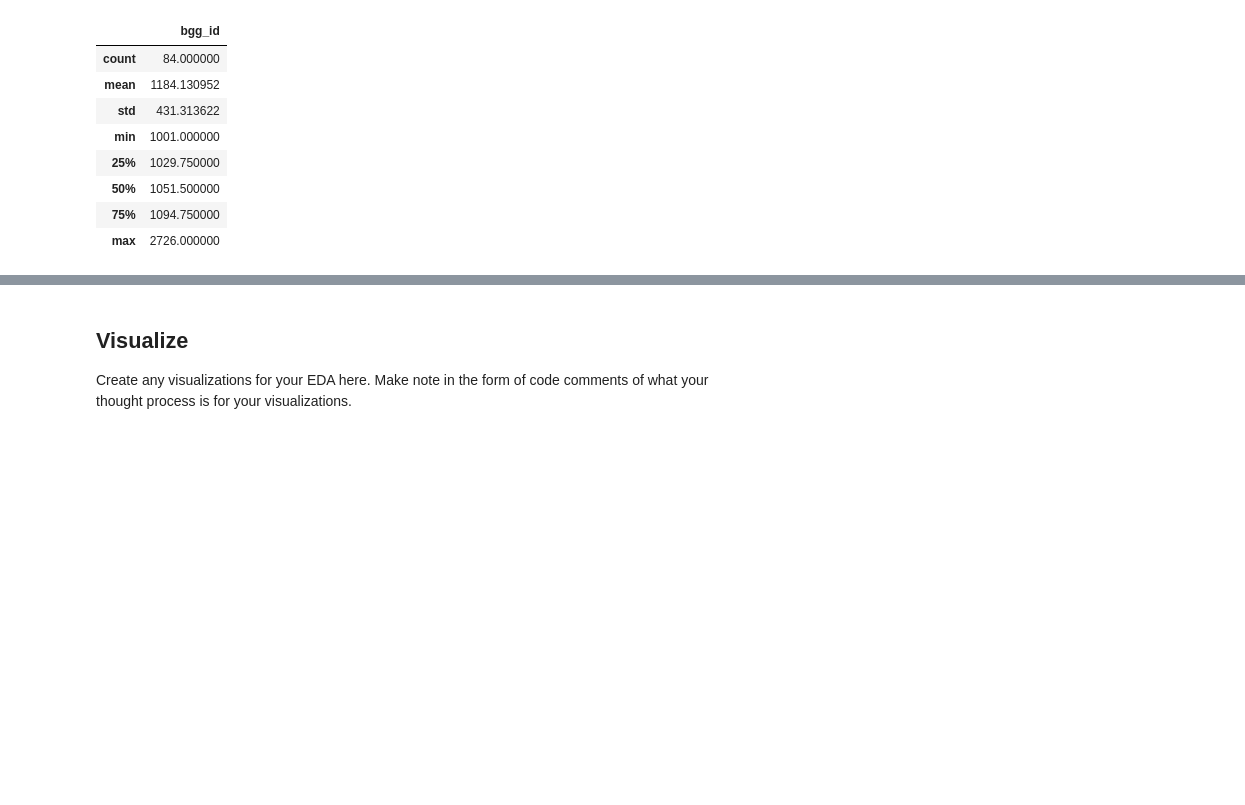
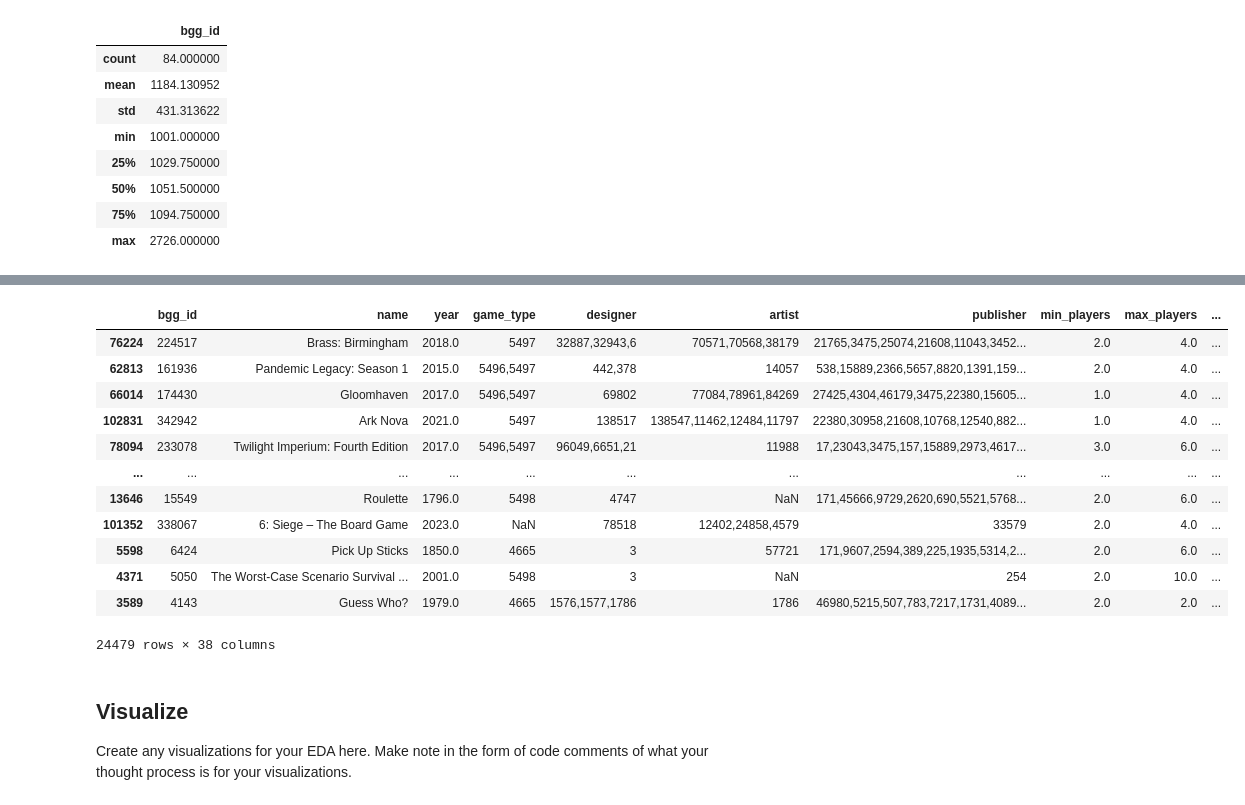
Before and after one commit to DataLore777/eda-checkpoint, a Jupyter notebook: checkpoint-two.ipynb, the cells around one changed output, grey strips where cells are left out. Drawn from its saved outputs; the diff is of its cells as text; code cells hidden in the pictures; blank space fills up the shorter version.

```diff
--- a/checkpoint-two.ipynb
+++ b/checkpoint-two.ipynb
@@ -106,3 +89,16 @@ display(df_theme.describe())
 | 50% | 1051.500000 |
 | 75% | 1094.750000 |
 | max | 2726.000000 |
+# %%
+# Now we will replace the values from the bgg_Category dataset with the values from the 'category' column. This will allow us to more easily parse the meaning of each category.
+
+theme_map = df_theme.set_index('bgg_id')['name'].to_dict()
+
+def map_id_to_theme(theme_ids):
+    if pd.isna(theme_ids):
+        return theme_ids
+    ids = theme_ids.split(',')
+    names = [theme_map.get(int(cat_id.strip()), 'Unknown') for cat_id in ids]
+    return names
+
+df['category'] = df['category'].apply(map_id_to_theme)
@@ -109,3 +123,23 @@ display(df_theme.describe())
+# %%
+# We'll also create a dataframe which filters the unranked games, so we can examine just the most impactful games.
+df_filtered = df[df['rank'].notna()]
+df_filtered = df_filtered.sort_values('rank', ascending=True)
+
+display(df_filtered)
+# %% [output]
+|  | bgg_id | name | year | game_type | designer | artist | publisher | min_players | max_players | ... |
+| 76224 | 224517 | Brass: Birmingham | 2018.0 | 5497 | 32887,32943,6 | 70571,70568,38179 | 21765,3475,25074,21608,11043,3452... | 2.0 | 4.0 | ... |
+| 62813 | 161936 | Pandemic Legacy: Season 1 | 2015.0 | 5496,5497 | 442,378 | 14057 | 538,15889,2366,5657,8820,1391,159... | 2.0 | 4.0 | ... |
+| 66014 | 174430 | Gloomhaven | 2017.0 | 5496,5497 | 69802 | 77084,78961,84269 | 27425,4304,46179,3475,22380,15605... | 1.0 | 4.0 | ... |
+| 102831 | 342942 | Ark Nova | 2021.0 | 5497 | 138517 | 138547,11462,12484,11797 | 22380,30958,21608,10768,12540,882... | 1.0 | 4.0 | ... |
+| 78094 | 233078 | Twilight Imperium: Fourth Edition | 2017.0 | 5496,5497 | 96049,6651,21 | 11988 | 17,23043,3475,157,15889,2973,4617... | 3.0 | 6.0 | ... |
+| ... | ... | ... | ... | ... | ... | ... | ... | ... | ... | ... |
+| 13646 | 15549 | Roulette | 1796.0 | 5498 | 4747 | NaN | 171,45666,9729,2620,690,5521,5768... | 2.0 | 6.0 | ... |
+| 101352 | 338067 | 6: Siege – The Board Game | 2023.0 | NaN | 78518 | 12402,24858,4579 | 33579 | 2.0 | 4.0 | ... |
+| 5598 | 6424 | Pick Up Sticks | 1850.0 | 4665 | 3 | 57721 | 171,9607,2594,389,225,1935,5314,2... | 2.0 | 6.0 | ... |
+| 4371 | 5050 | The Worst-Case Scenario Survival ... | 2001.0 | 5498 | 3 | NaN | 254 | 2.0 | 10.0 | ... |
+| 3589 | 4143 | Guess Who? | 1979.0 | 4665 | 1576,1577,1786 | 1786 | 46980,5215,507,783,7217,1731,4089... | 2.0 | 2.0 | ... |
+24479 rows × 38 columns
 # %% [markdown]
 ## Visualize
 
```
Also changed, not shown: parts of 4 cells of this notebook.
